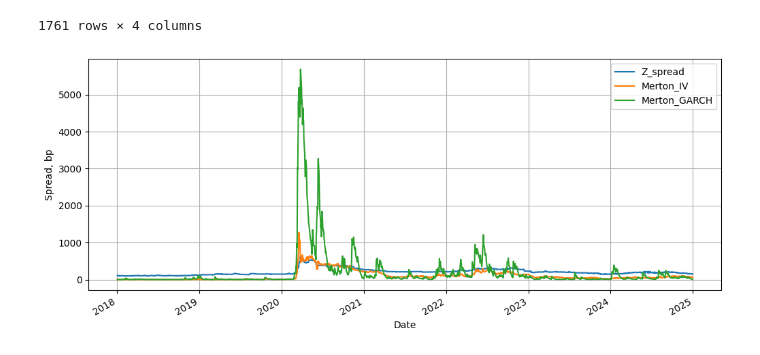
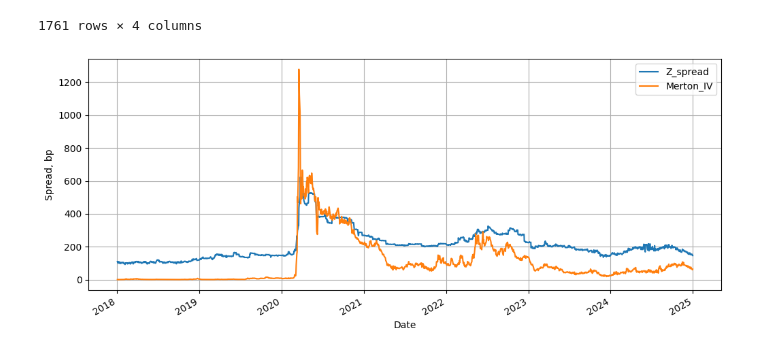
Before and after one commit to sapunkovstepan/bachelor-thesis, a Jupyter notebook: Structure_models/Merton.ipynb, the cells around one changed output. Saved outputs shown, nothing was run; the diff lists cells and outputs as text; code cells hidden in the pictures.

```diff
--- a/Structure_models/Merton.ipynb
+++ b/Structure_models/Merton.ipynb
@@ -54,9 +54,9 @@ result
 | 2263 | 2024-12-31 | 146.113301 | 63.333142 | 11.256676 |
 1761 rows × 4 columns
 # %%
-ax = result.plot(x="Date", y=["Z_spread", "Merton_IV", "Merton_GARCH"],
+ax = result.plot(x="Date", y=["Z_spread", "Merton_IV"],
                  figsize=(12, 5), grid=True)
 ax.set_ylabel("Spread, bp")
 plt.show()
 # %% [output]
-[figure, old version]
+[figure, new version]
```
Also changed, not shown: parts of 2 cells of this notebook, 6 other files.
